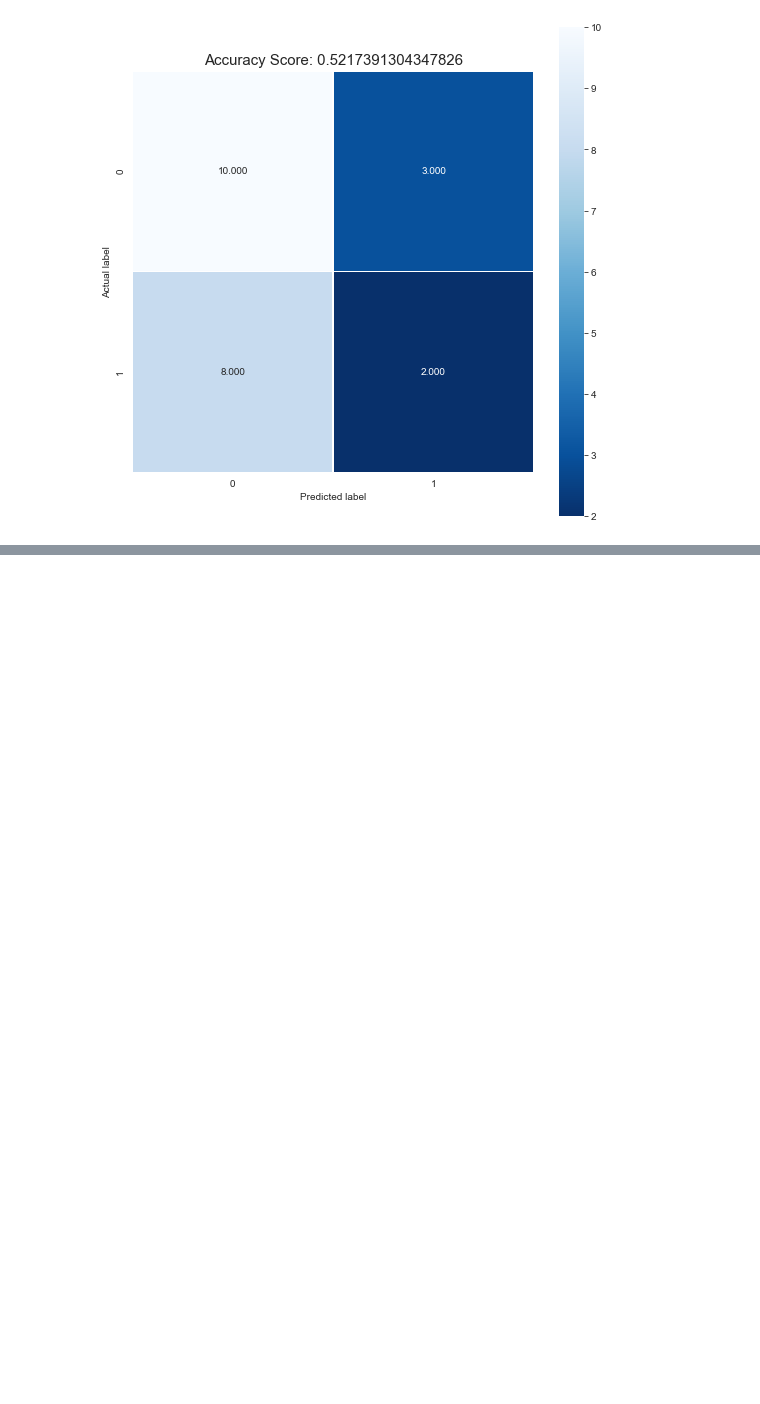
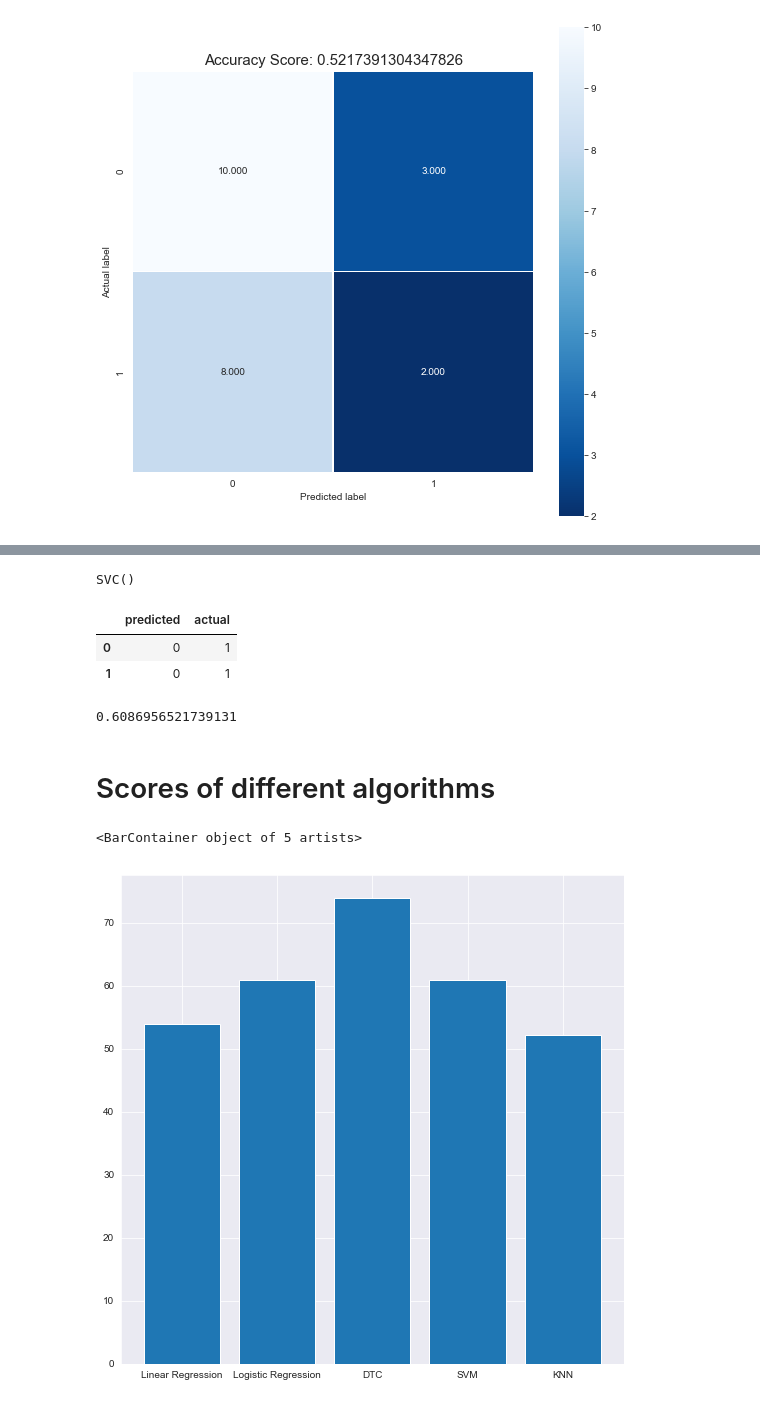
Before and after one commit to sundaramgupta/marvel-dc, a Jupyter notebook: marvel-dc.ipynb, the cells around one changed output, grey strips where cells are left out. Saved outputs shown, nothing was run; the diff lists cells and outputs as text; code cells hidden in the pictures; blank space fills up the shorter version.

```diff
--- a/marvel-dc.ipynb
+++ b/marvel-dc.ipynb
@@ -440,0 +452,4 @@ plt.title(all_sample_title, size = 15);
+# %%
+clf.fit(X_train, y_train)
+# %% [output]
+SVC()
@@ -440,0 +460,24 @@ plt.title(all_sample_title, size = 15);
+# %%
+pred.head(2)
+# %% [output]
+|  | predicted | actual |
+| 0 | 0 | 1 |
+| 1 | 0 | 1 |
+# %%
+score_svm = clf.score(X_test, y_test)
+# %%
+score_svm
+# %% [output]
+0.6086956521739131
+# %% [markdown]
+# Scores of different algorithms
+# %%
+y = np.array([score_lr, score_log, score_dtc, score_svm, score_knn])
+# %%
+x = ["Linear Regression", "Logistic Regression", "DTC", "SVM", "KNN"]
+# %%
+plt.figure(figsize=(9,9))
+plt.bar(x, y*100)
+# %% [output]
+<BarContainer object of 5 artists>
+[figure, added]
```
Also changed, not shown: parts of 16 cells of this notebook.
